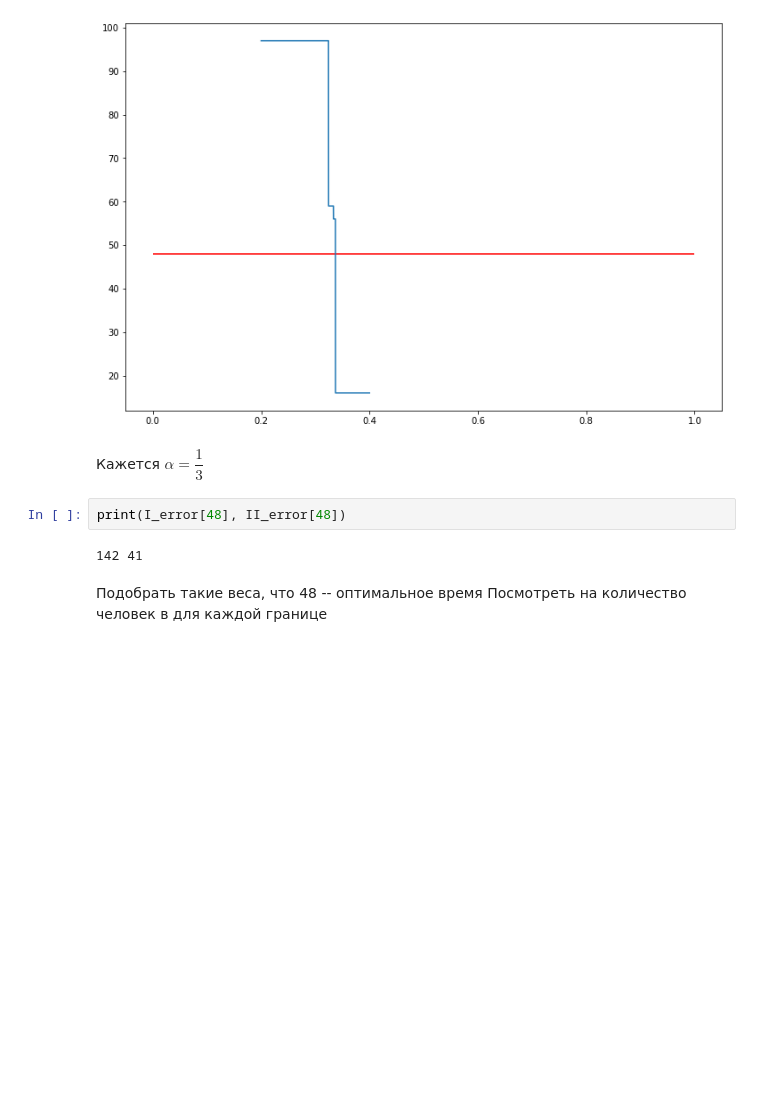
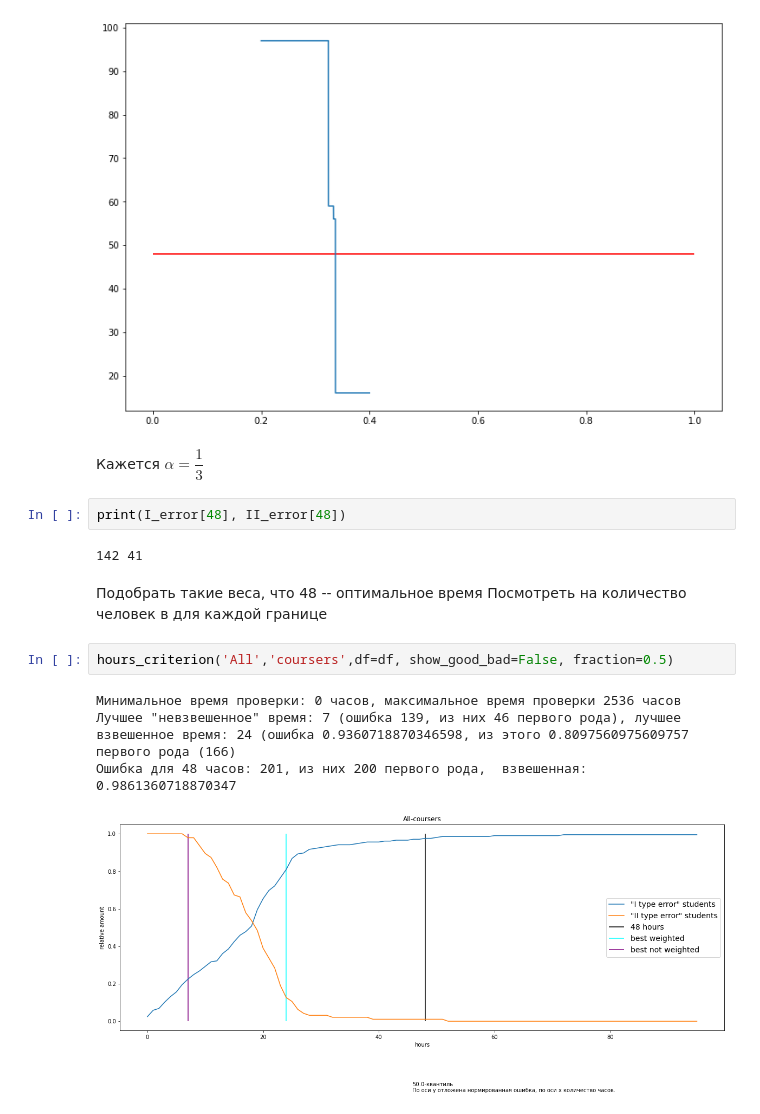
Before and after one commit to deethereal/Sirius_project, a Jupyter notebook: optimal_value.ipynb, the cells around one changed output. Cells and saved outputs as stored; diff of their text form; blank space fills up the shorter version.

```diff
--- a/optimal_value.ipynb
+++ b/optimal_value.ipynb
@@ -339,3 +353,10 @@ print(I_error[48], II_error[48])
 # %% [markdown]
 Подобрать такие веса, что 48 -- оптимальное время
 Посмотреть на количество человек в для каждой границе
+# %%
+hours_criterion('All','coursers',df=df, show_good_bad=False, fraction=0.5)
+# %% [output]
+Минимальное время проверки: 0 часов, максимальное время проверки 2536 часов
+Лучшее "невзвешенное" время: 7 (ошибка 139, из них 46 первого рода), лучшее взвешенное время: 24 (ошибка 0.9360718870346598, из этого 0.8097560975609757 первого рода (166)
+Ошибка для 48 часов: 201, из них 200 первого рода,  взвешенная: 0.9861360718870347
+[figure, added]
```
Also changed, not shown: parts of 9 cells of this notebook.
